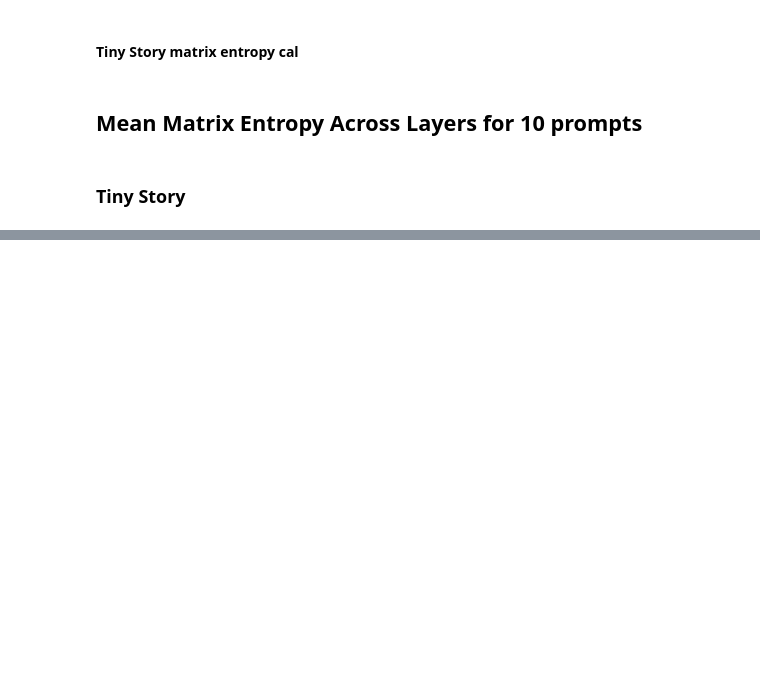
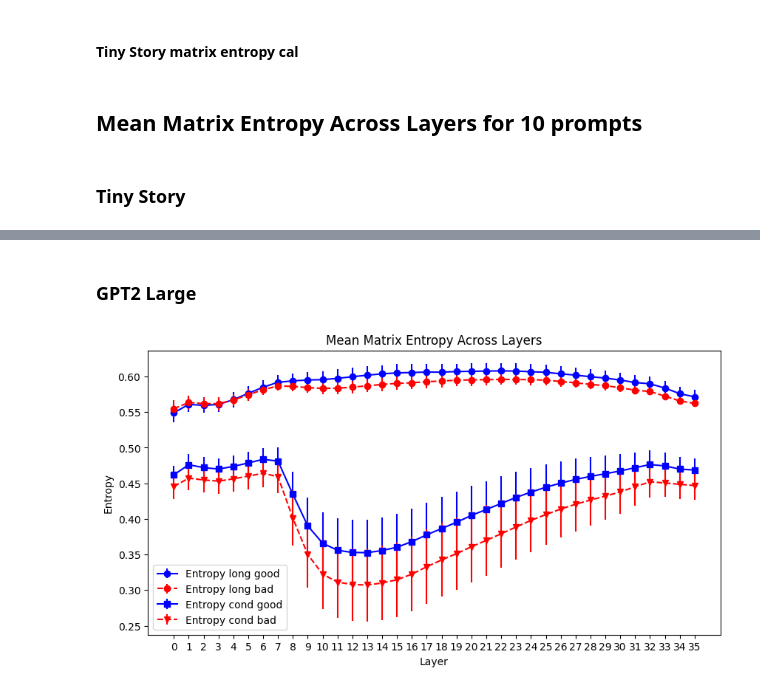
Before and after one commit to YichongLiang/Exploring-Matrix-Entropy-Across-LLM-Layers, a Jupyter notebook: main.ipynb, the cells around one changed output, grey strips where cells are left out. Saved outputs shown, nothing was run; the diff lists cells and outputs as text; code cells hidden in the pictures; blank space fills up the shorter version.

```diff
--- a/main.ipynb
+++ b/main.ipynb
@@ -390,0 +388,15 @@ plt.show()
+# %% [markdown]
+### GPT2 Large
+# %%
+plot_across_layers(
+    Entropy_GPT_l_good_long_mean,
+    Entropy_GPT_l_good_long_std,
+    Entropy_GPT_l_bad_long_mean,
+    Entropy_GPT_l_bad_long_std,
+    Entropy_GPT_l_good_cond_mean,
+    Entropy_GPT_l_good_cond_std,
+    Entropy_GPT_l_bad_cond_mean,
+    Entropy_GPT_l_bad_cond_std
+)
+# %% [output]
+[figure, added]
```
Also changed, not shown: parts of 10 cells of this notebook.
